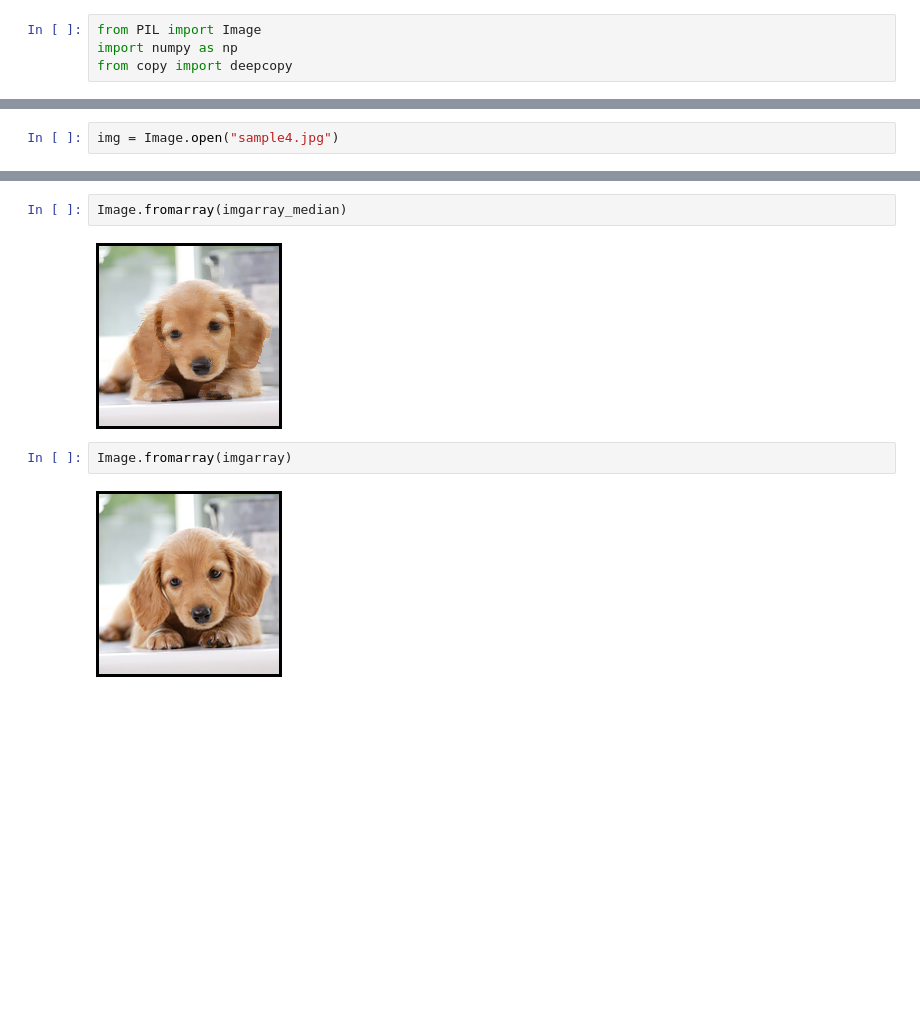
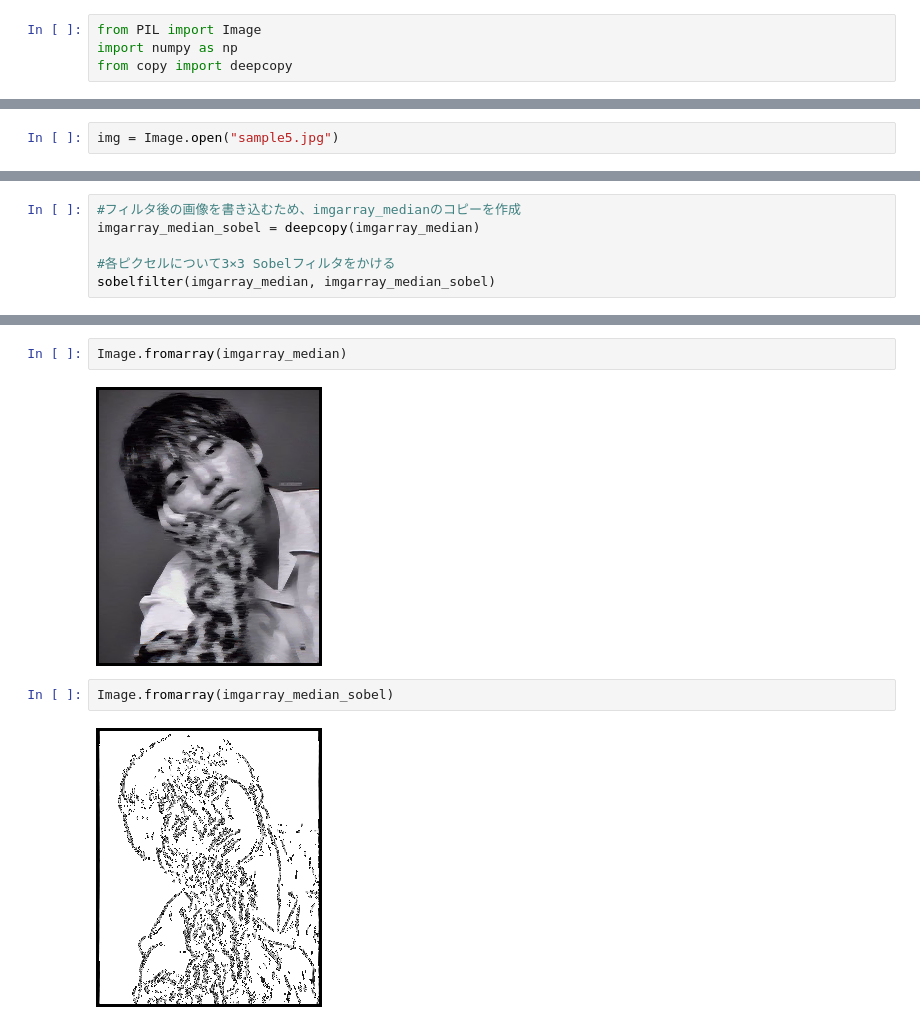
Before and after one commit to hajisute/Median-Sobel-filter, a Jupyter notebook: Untitled.ipynb, the cells around one changed output, grey strips where cells are left out. Saved outputs shown, nothing was run; the diff lists cells and outputs as text; blank space fills up the shorter version.

Commit message:
implement Sobelfilter

```diff
--- a/Untitled.ipynb
+++ b/Untitled.ipynb
@@ -18,3 +38,3 @@ def sort_col(array):
 # %%
-img = Image.open("sample4.jpg")
+img = Image.open("sample5.jpg")
 # %%
@@ -74,0 +85,6 @@ imgarray.shape
+# %%
+#フィルタ後の画像を書き込むため、imgarray_medianのコピーを作成
+imgarray_median_sobel = deepcopy(imgarray_median)
+
+#各ピクセルについて3×3 Sobelフィルタをかける
+sobelfilter(imgarray_median, imgarray_median_sobel)
@@ -75,8 +95,8 @@ imgarray.shape
 # %%
 Image.fromarray(imgarray_median)
 # %% [output]
-[figure, old version]
+[figure, new version]
 # %%
-Image.fromarray(imgarray)
+Image.fromarray(imgarray_median_sobel)
 # %% [output]
-[figure, old version]
+[figure, new version]
```
Also changed, not shown: parts of 7 cells of this notebook, 1 other file.
